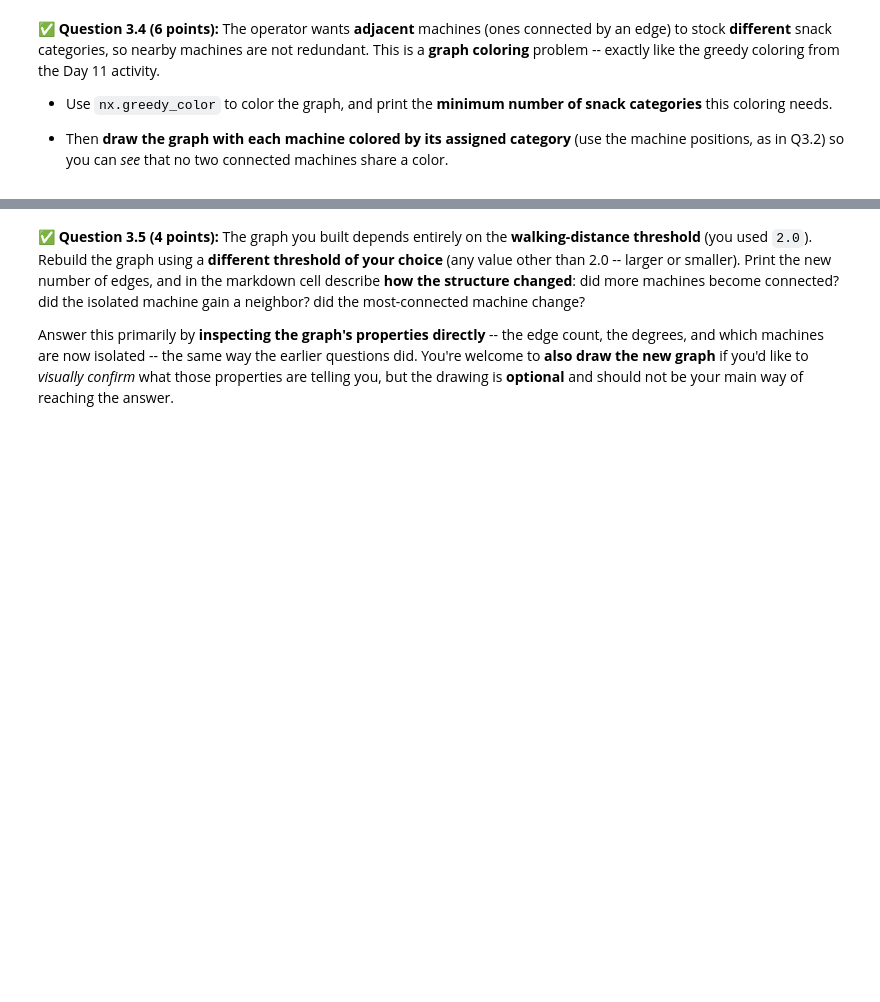
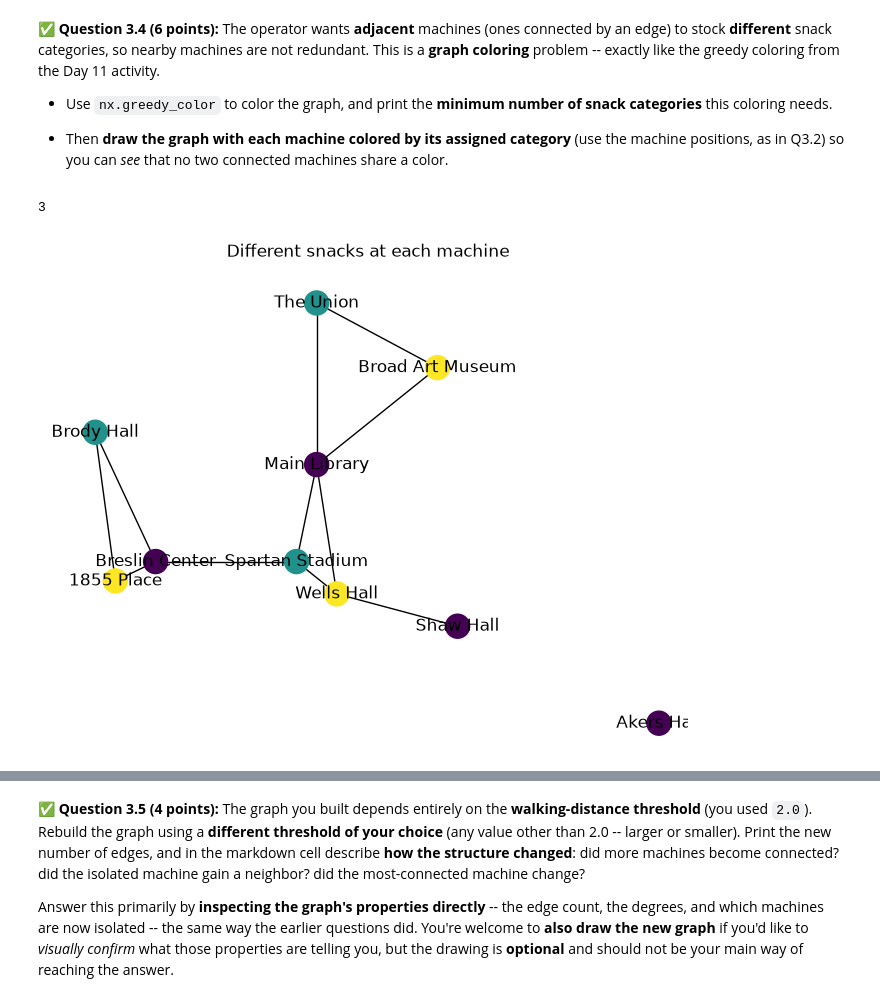
Before and after one commit to benni-ellisgoertler/CMSE202-f26-turnin, a Jupyter notebook: hw-02/HW02-ABMandGraphTheory-STUDENT.ipynb, the cells around one changed output, grey strips where cells are left out. Cells and saved outputs as stored; diff of their text form; code cells hidden in the pictures; blank space fills up the shorter version.

```diff
--- a/hw-02/HW02-ABMandGraphTheory-STUDENT.ipynb
+++ b/hw-02/HW02-ABMandGraphTheory-STUDENT.ipynb
@@ -596,3 +624,12 @@ coloring** problem -- exactly like the greedy coloring from the Day 11 activity.
+# %%
+# Put your code for Question 3.4 here.
+colors = nx.greedy_color(G)
+print(max(colors.values())+1)
+nx.draw(G, pos, with_labels=True, node_color=[colors[n] for n in G.nodes()])
+plt.title("Different snacks at each machine"); plt.show()
+# %% [output]
+3
+[figure, added]
 # %% [markdown]
 <!-- END QUESTION -->
 <!-- DO NOT MODIFY OR DELETE THIS CELL -->
```
Also changed, not shown: parts of 21 cells of this notebook.
